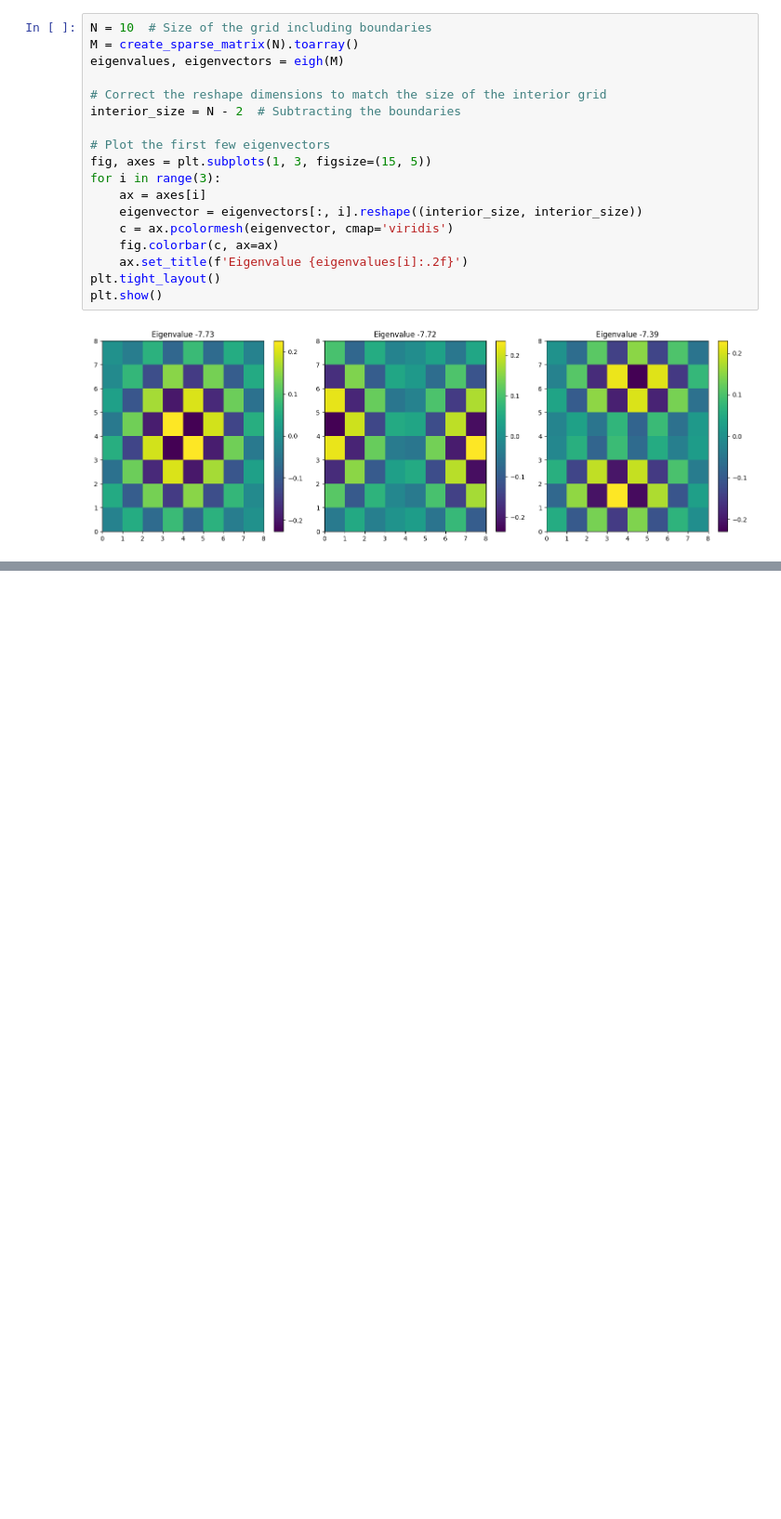
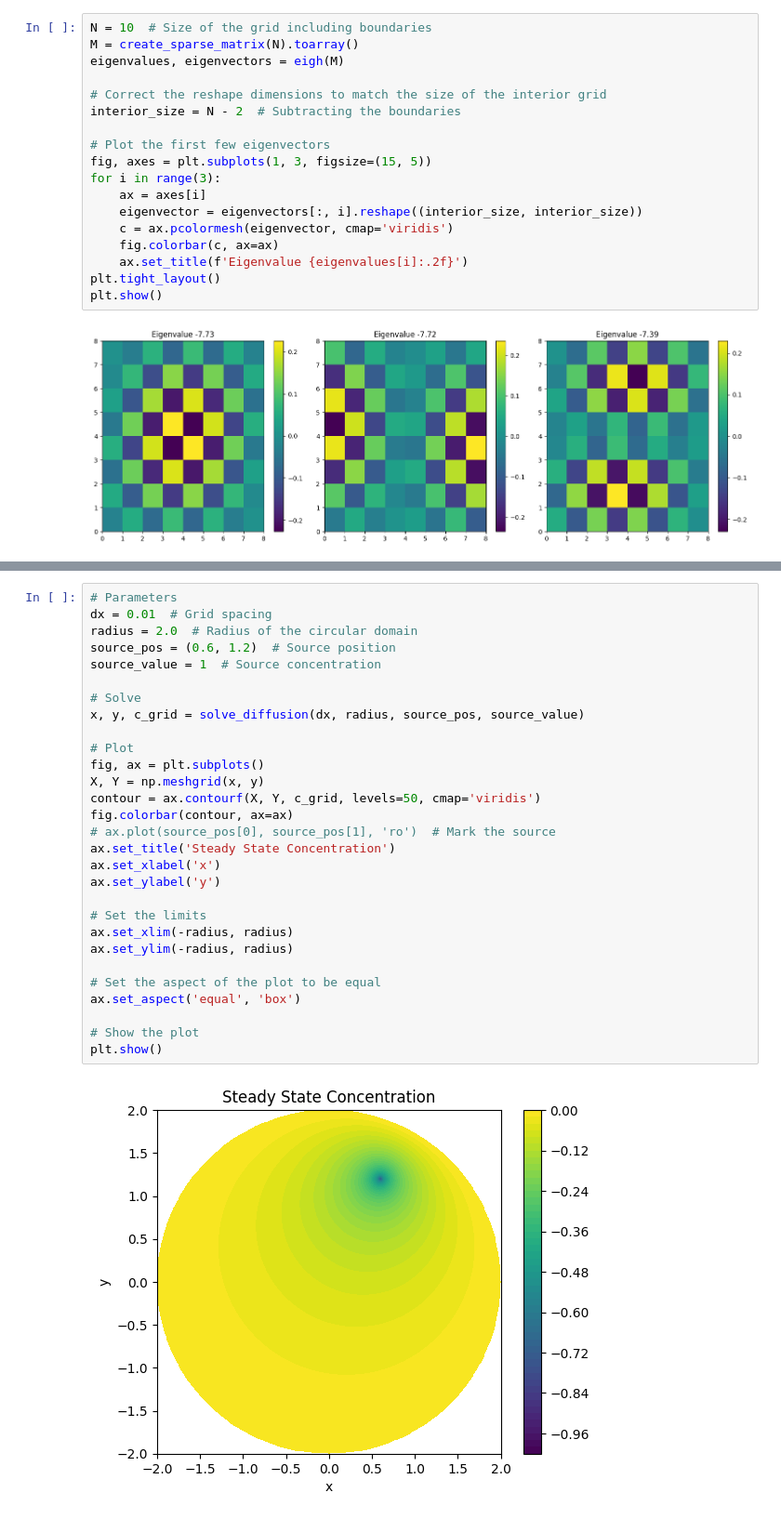
Before and after one commit to shreyaraghavendra/scientific-computing-group2, a Jupyter notebook: set3.ipynb, the cells around one changed output, grey strips where cells are left out. Shown at 93% size. Saved outputs shown, nothing was run; the diff lists cells and outputs as text; blank space fills up the shorter version.

```diff
--- a/set3.ipynb
+++ b/set3.ipynb
@@ -167,0 +243,31 @@ plt.show()
+# %%
+# Parameters
+dx = 0.01  # Grid spacing
+radius = 2.0  # Radius of the circular domain
+source_pos = (0.6, 1.2)  # Source position
+source_value = 1  # Source concentration
+
+# Solve
+x, y, c_grid = solve_diffusion(dx, radius, source_pos, source_value)
+
+# Plot
+fig, ax = plt.subplots()
+X, Y = np.meshgrid(x, y)
+contour = ax.contourf(X, Y, c_grid, levels=50, cmap='viridis')
+fig.colorbar(contour, ax=ax)
+# ax.plot(source_pos[0], source_pos[1], 'ro')  # Mark the source
+ax.set_title('Steady State Concentration')
+ax.set_xlabel('x')
+ax.set_ylabel('y')
+
+# Set the limits
+ax.set_xlim(-radius, radius)
+ax.set_ylim(-radius, radius)
+
+# Set the aspect of the plot to be equal
+ax.set_aspect('equal', 'box')
+
+# Show the plot
+plt.show()
+# %% [output]
+[figure, added]
```
Also changed, not shown: parts of 5 cells of this notebook.
